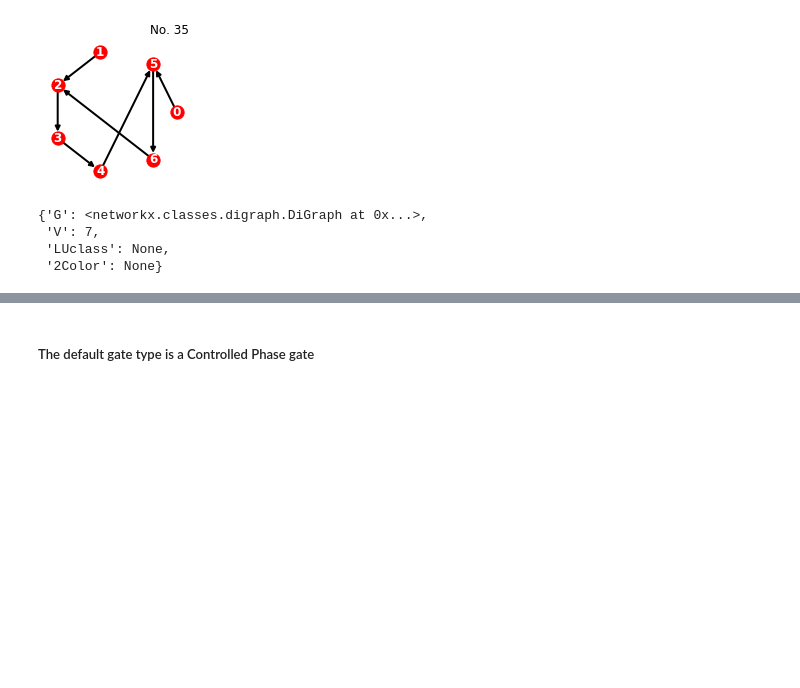
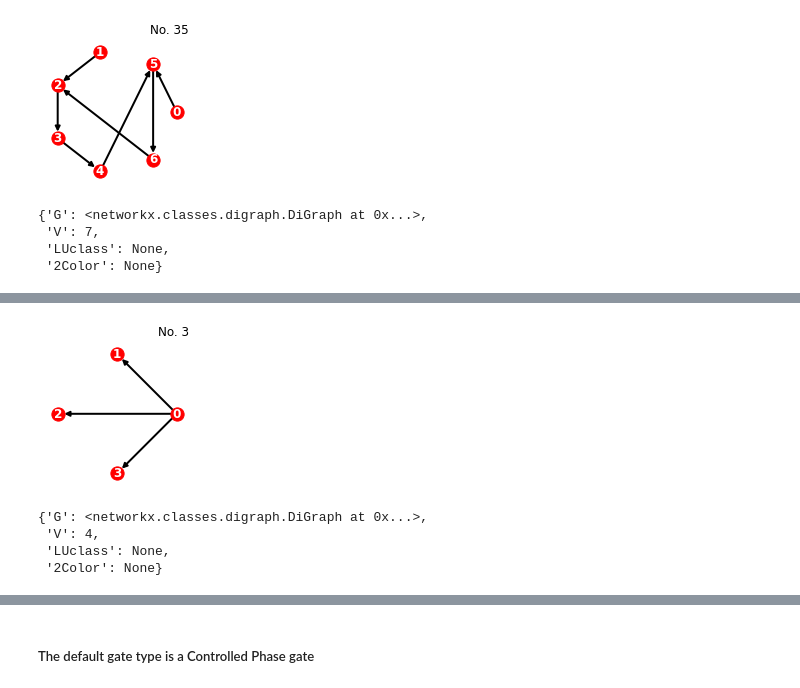
Before and after one commit to nlaanait/qcdenoise, a Jupyter notebook: examples/graph_circuits.ipynb, the cells around one changed output, grey strips where cells are left out. Drawn from its saved outputs; the diff is of its cells as text; code cells hidden in the pictures; blank space fills up the shorter version.

```diff
--- a/examples/graph_circuits.ipynb
+++ b/examples/graph_circuits.ipynb
@@ -21,2 +32,11 @@ graph_db['35']
+# %%
+graph_db.plot_graph(graph_number=[3])
+graph_db['3']
+# %% [output]
+[figure, added]
+{'G': <networkx.classes.digraph.DiGraph at 0x...>,
+ 'V': 4,
+ 'LUclass': None,
+ '2Color': None}
 # %% [markdown]
 #### Initiate a q-circuit builder from graph states
```
Also changed, not shown: parts of 35 cells of this notebook, 2 other files.
